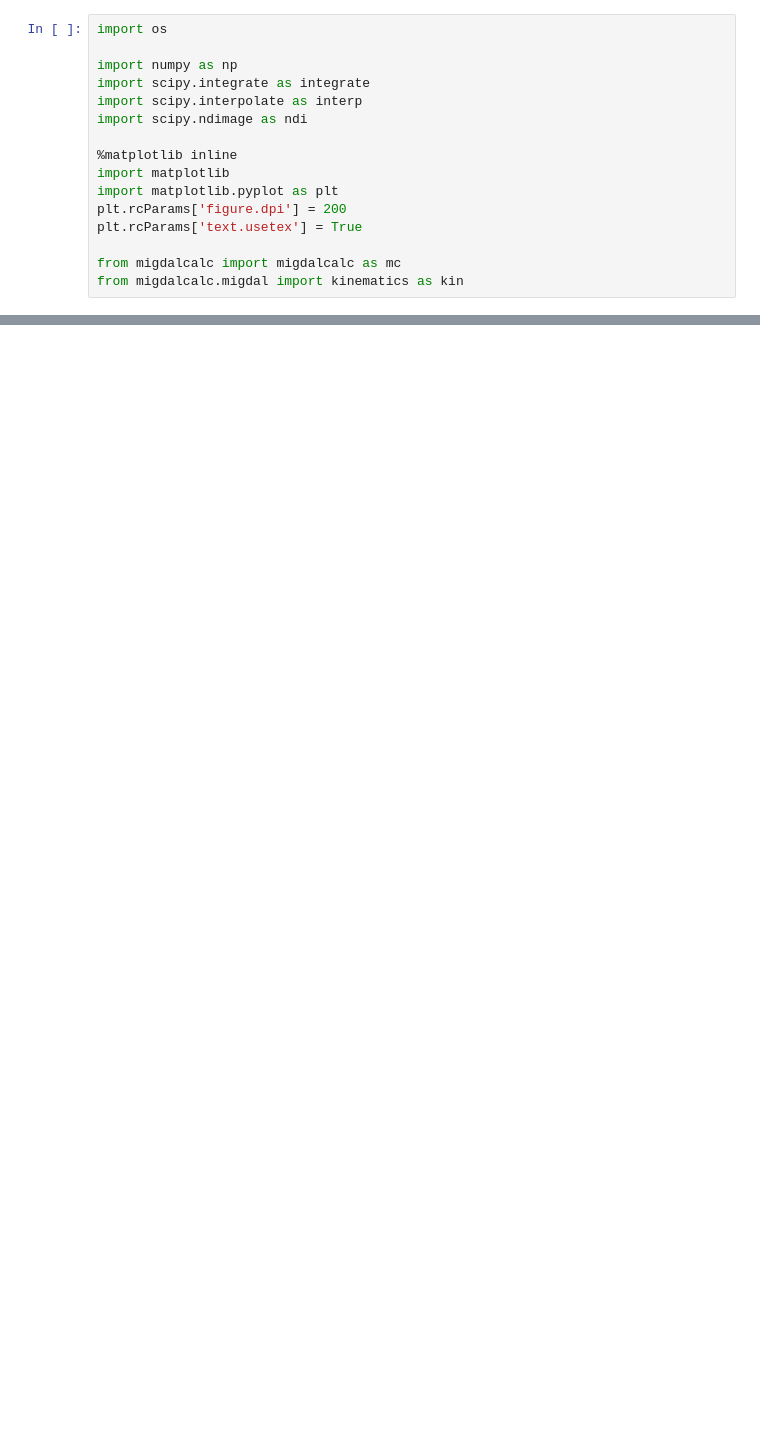
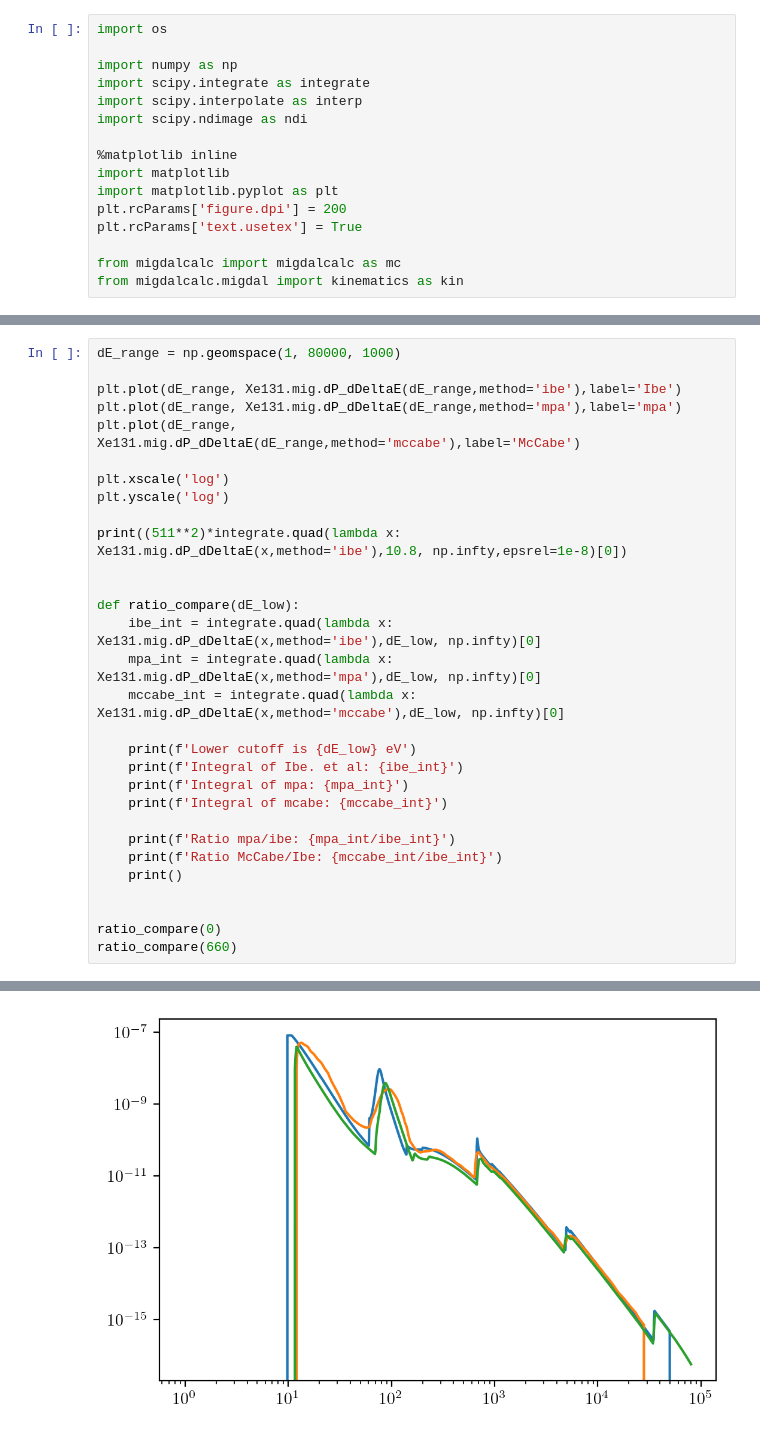
Before and after one commit to Duncan-Adams/MigdalCalc, a Jupyter notebook: Xe_isotope_plots.ipynb, the cells around one changed output, grey strips where cells are left out. Saved outputs shown, nothing was run; the diff lists cells and outputs as text; blank space fills up the shorter version.

```diff
--- a/Xe_isotope_plots.ipynb
+++ b/Xe_isotope_plots.ipynb
@@ -29,0 +39,31 @@ DT_energy = 1.4e7
+# %%
+dE_range = np.geomspace(1, 80000, 1000)
+
+plt.plot(dE_range, Xe131.mig.dP_dDeltaE(dE_range,method='ibe'),label='Ibe')
+plt.plot(dE_range, Xe131.mig.dP_dDeltaE(dE_range,method='mpa'),label='mpa')
+plt.plot(dE_range, Xe131.mig.dP_dDeltaE(dE_range,method='mccabe'),label='McCabe')
+
+plt.xscale('log')
+plt.yscale('log')
+
+print((511**2)*integrate.quad(lambda x: Xe131.mig.dP_dDeltaE(x,method='ibe'),10.8, np.infty,epsrel=1e-8)[0])
+
+
+def ratio_compare(dE_low):
+    ibe_int = integrate.quad(lambda x: Xe131.mig.dP_dDeltaE(x,method='ibe'),dE_low, np.infty)[0]
+    mpa_int = integrate.quad(lambda x: Xe131.mig.dP_dDeltaE(x,method='mpa'),dE_low, np.infty)[0]
+    mccabe_int = integrate.quad(lambda x: Xe131.mig.dP_dDeltaE(x,method='mccabe'),dE_low, np.infty)[0]
+
+    print(f'Lower cutoff is {dE_low} eV')
+    print(f'Integral of Ibe. et al: {ibe_int}')
+    print(f'Integral of mpa: {mpa_int}')
+    print(f'Integral of mcabe: {mccabe_int}')
+
+    print(f'Ratio mpa/ibe: {mpa_int/ibe_int}')
+    print(f'Ratio McCabe/Ibe: {mccabe_int/ibe_int}')
+    print()
+
+
+ratio_compare(0)
+ratio_compare(660)
+# %% [output]
@@ -30,3 +84,4 @@ DT_energy = 1.4e7
+[figure, added]
 # %%
 En_range = np.concatenate((np.geomspace(1e3,1e4, 1000), np.linspace(1.01e4, 1.8e7, 10000)))
 
```
Also changed, not shown: parts of 12 cells of this notebook, 57 other files.
